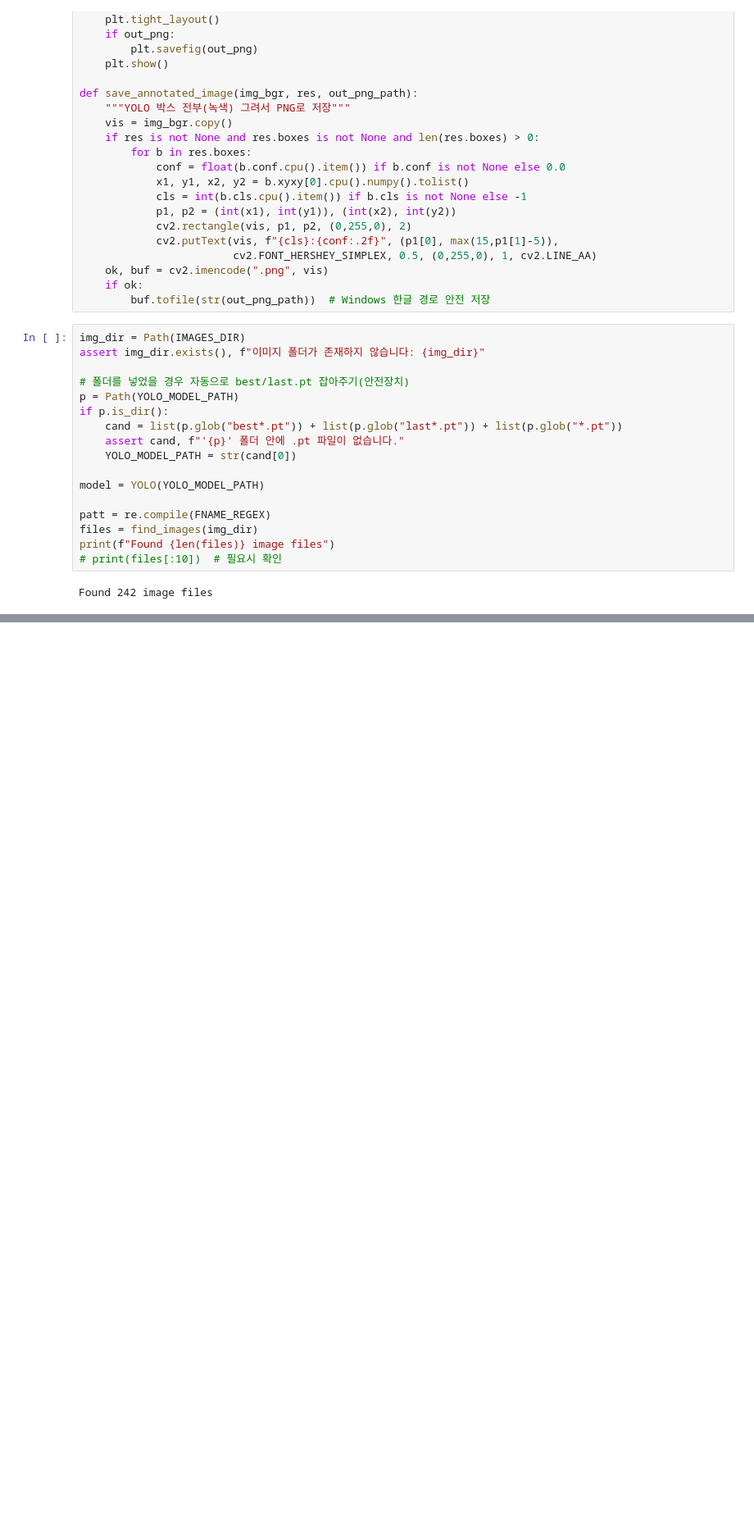
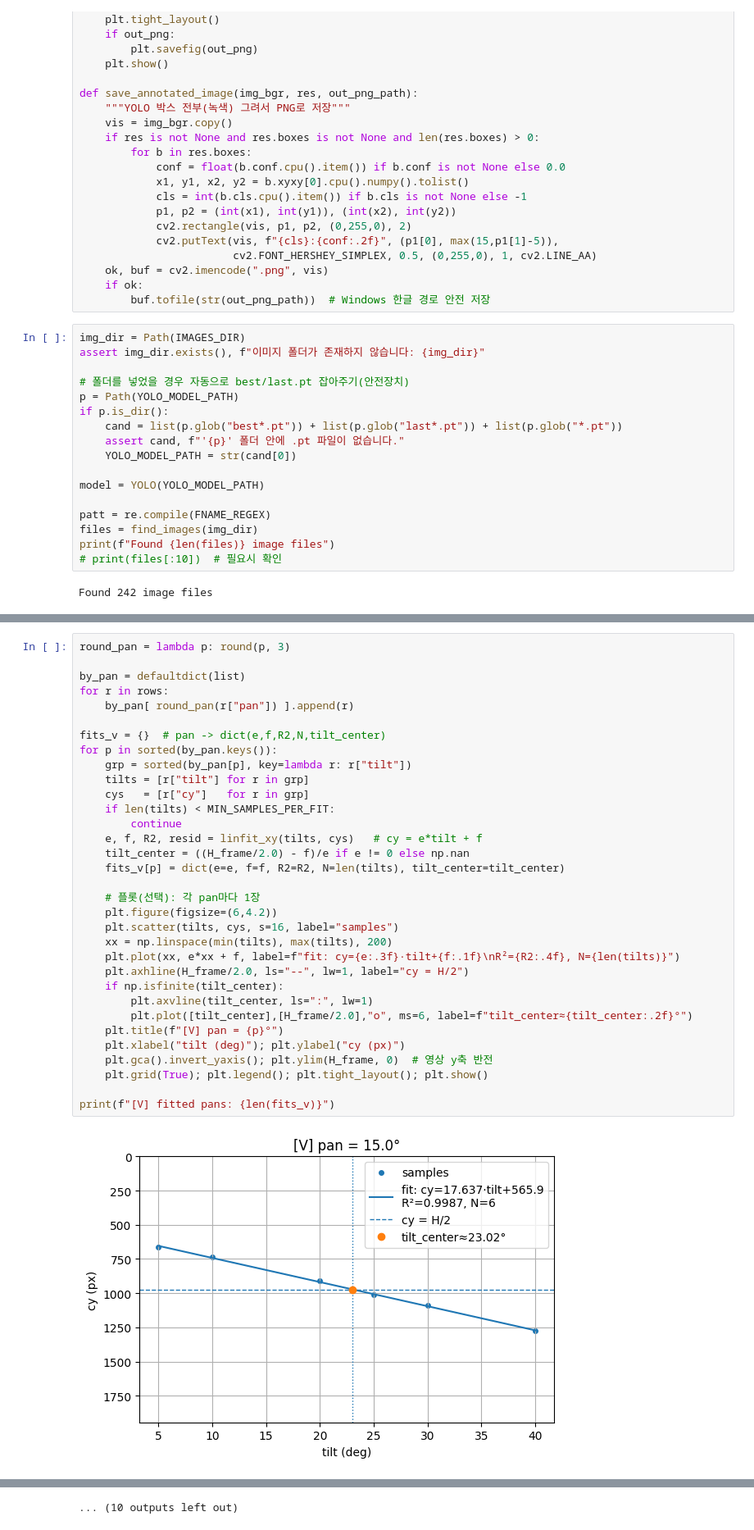
Before and after one commit to leontnhaps/PTCamera_waveshare, a Jupyter notebook: angle_velocity/pan_linearity_t0.ipynb, the cells around one changed output, grey strips where cells are left out. Shown at 82% size. Cells and saved outputs as stored; diff of their text form; blank space fills up the shorter version.

```diff
--- a/angle_velocity/pan_linearity_t0.ipynb
+++ b/angle_velocity/pan_linearity_t0.ipynb
@@ -320,0 +753,35 @@ else:
+# %%
+round_pan = lambda p: round(p, 3)
+
+by_pan = defaultdict(list)
+for r in rows:
+    by_pan[ round_pan(r["pan"]) ].append(r)
+
+fits_v = {}  # pan -> dict(e,f,R2,N,tilt_center)
+for p in sorted(by_pan.keys()):
+    grp = sorted(by_pan[p], key=lambda r: r["tilt"])
+    tilts = [r["tilt"] for r in grp]
+    cys   = [r["cy"]   for r in grp]
+    if len(tilts) < MIN_SAMPLES_PER_FIT:
+        continue
+    e, f, R2, resid = linfit_xy(tilts, cys)   # cy = e*tilt + f
+    tilt_center = ((H_frame/2.0) - f)/e if e != 0 else np.nan
+    fits_v[p] = dict(e=e, f=f, R2=R2, N=len(tilts), tilt_center=tilt_center)
+
+    # 플롯(선택): 각 pan마다 1장
+    plt.figure(figsize=(6,4.2))
+    plt.scatter(tilts, cys, s=16, label="samples")
+    xx = np.linspace(min(tilts), max(tilts), 200)
+    plt.plot(xx, e*xx + f, label=f"fit: cy={e:.3f}·tilt+{f:.1f}\nR²={R2:.4f}, N={len(tilts)}")
+    plt.axhline(H_frame/2.0, ls="--", lw=1, label="cy = H/2")
+    if np.isfinite(tilt_center):
+        plt.axvline(tilt_center, ls=":", lw=1)
+        plt.plot([tilt_center],[H_frame/2.0],"o", ms=6, label=f"tilt_center≈{tilt_center:.2f}°")
+    plt.title(f"[V] pan = {p}°")
+    plt.xlabel("tilt (deg)"); plt.ylabel("cy (px)")
+    plt.gca().invert_yaxis(); plt.ylim(H_frame, 0)  # 영상 y축 반전
+    plt.grid(True); plt.legend(); plt.tight_layout(); plt.show()
+
+print(f"[V] fitted pans: {len(fits_v)}")
+# %% [output]
+[figure, added]
@@ -320,0 +799 @@ else:
+... (10 outputs left out)
```
Also changed, not shown: parts of 12 cells of this notebook, 30 other files.
